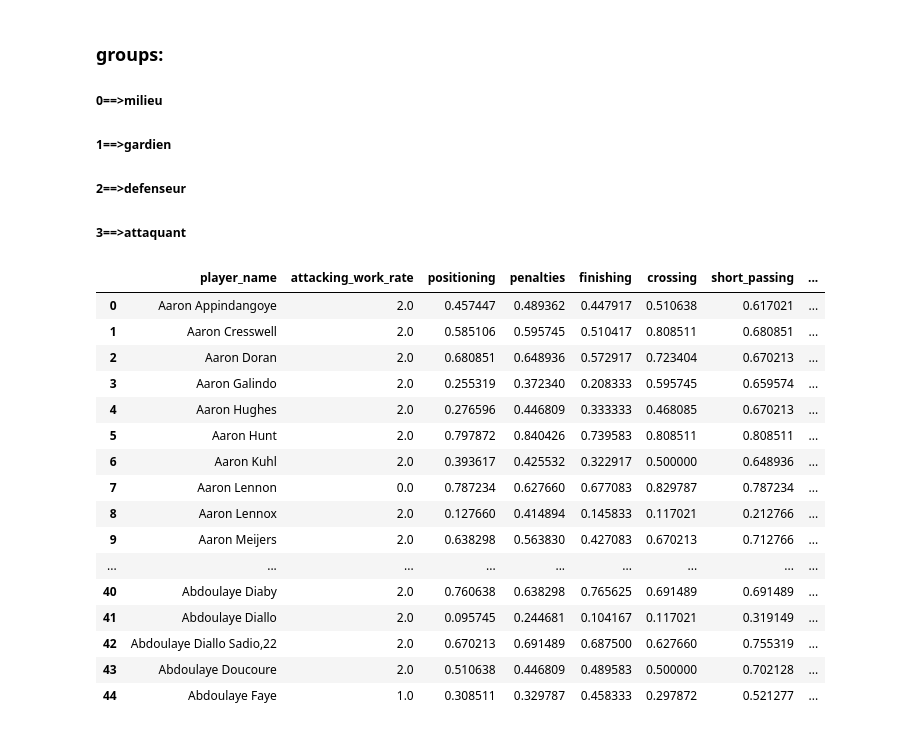
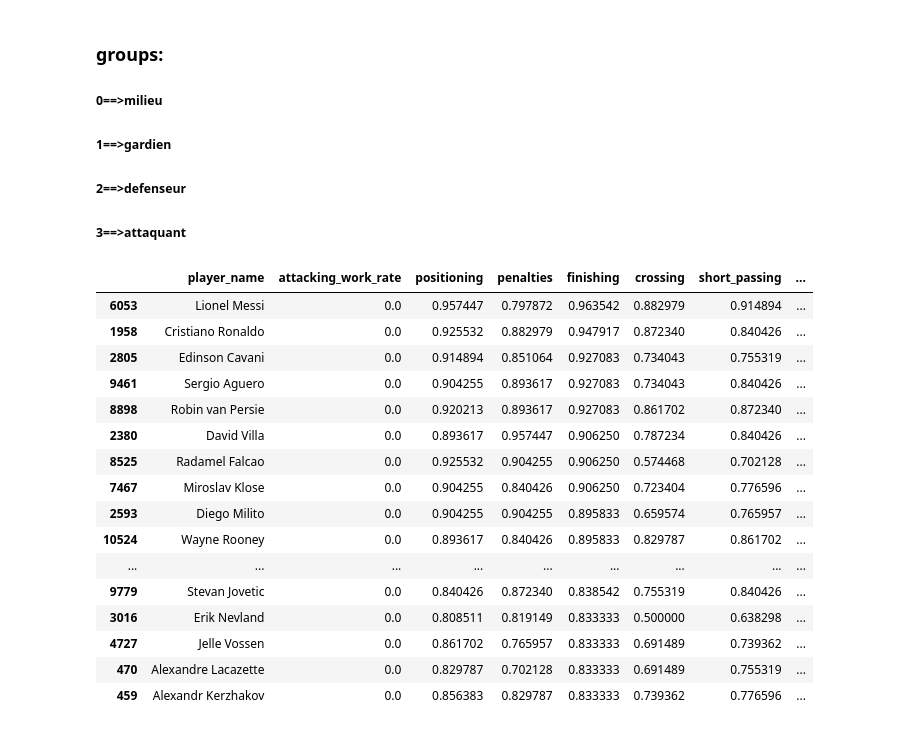
Before and after one commit to rahiqi-al/football-_clustering, a Jupyter notebook: player_cluster.ipynb, the cells around one changed output. Drawn from its saved outputs; the diff is of its cells as text; code cells hidden in the pictures.

```diff
--- a/player_cluster.ipynb
+++ b/player_cluster.ipynb
@@ -186,22 +186,22 @@ def type_player(x):
 
 check_df['type']=  check_df['clusters'].apply(type_player)
-# %%
-check_df.head(45)
-# %% [output]
-|  | player_name | attacking_work_rate | positioning | penalties | finishing | crossing | short_passing | ... |
-| 0 | Aaron Appindangoye | 2.0 | 0.457447 | 0.489362 | 0.447917 | 0.510638 | 0.617021 | ... |
-| 1 | Aaron Cresswell | 2.0 | 0.585106 | 0.595745 | 0.510417 | 0.808511 | 0.680851 | ... |
-| 2 | Aaron Doran | 2.0 | 0.680851 | 0.648936 | 0.572917 | 0.723404 | 0.670213 | ... |
-| 3 | Aaron Galindo | 2.0 | 0.255319 | 0.372340 | 0.208333 | 0.595745 | 0.659574 | ... |
-| 4 | Aaron Hughes | 2.0 | 0.276596 | 0.446809 | 0.333333 | 0.468085 | 0.670213 | ... |
-| 5 | Aaron Hunt | 2.0 | 0.797872 | 0.840426 | 0.739583 | 0.808511 | 0.808511 | ... |
-| 6 | Aaron Kuhl | 2.0 | 0.393617 | 0.425532 | 0.322917 | 0.500000 | 0.648936 | ... |
-| 7 | Aaron Lennon | 0.0 | 0.787234 | 0.627660 | 0.677083 | 0.829787 | 0.787234 | ... |
-| 8 | Aaron Lennox | 2.0 | 0.127660 | 0.414894 | 0.145833 | 0.117021 | 0.212766 | ... |
-| 9 | Aaron Meijers | 2.0 | 0.638298 | 0.563830 | 0.427083 | 0.670213 | 0.712766 | ... |
-| ... | ... | ... | ... | ... | ... | ... | ... | ... |
-| 40 | Abdoulaye Diaby | 2.0 | 0.760638 | 0.638298 | 0.765625 | 0.691489 | 0.691489 | ... |
-| 41 | Abdoulaye Diallo | 2.0 | 0.095745 | 0.244681 | 0.104167 | 0.117021 | 0.319149 | ... |
-| 42 | Abdoulaye Diallo Sadio,22 | 2.0 | 0.670213 | 0.691489 | 0.687500 | 0.627660 | 0.755319 | ... |
-| 43 | Abdoulaye Doucoure | 2.0 | 0.510638 | 0.446809 | 0.489583 | 0.500000 | 0.702128 | ... |
-| 44 | Abdoulaye Faye | 1.0 | 0.308511 | 0.329787 | 0.458333 | 0.297872 | 0.521277 | ... |
+# %%
+check_df.sort_values(by='finishing',ascending=False)[check_df['type']=='attaquant'].head(45)
+# %% [output]
+|  | player_name | attacking_work_rate | positioning | penalties | finishing | crossing | short_passing | ... |
+| 6053 | Lionel Messi | 0.0 | 0.957447 | 0.797872 | 0.963542 | 0.882979 | 0.914894 | ... |
+| 1958 | Cristiano Ronaldo | 0.0 | 0.925532 | 0.882979 | 0.947917 | 0.872340 | 0.840426 | ... |
+| 2805 | Edinson Cavani | 0.0 | 0.914894 | 0.851064 | 0.927083 | 0.734043 | 0.755319 | ... |
+| 9461 | Sergio Aguero | 0.0 | 0.904255 | 0.893617 | 0.927083 | 0.734043 | 0.840426 | ... |
+| 8898 | Robin van Persie | 0.0 | 0.920213 | 0.893617 | 0.927083 | 0.861702 | 0.872340 | ... |
+| 2380 | David Villa | 0.0 | 0.893617 | 0.957447 | 0.906250 | 0.787234 | 0.840426 | ... |
+| 8525 | Radamel Falcao | 0.0 | 0.925532 | 0.904255 | 0.906250 | 0.574468 | 0.702128 | ... |
+| 7467 | Miroslav Klose | 0.0 | 0.904255 | 0.840426 | 0.906250 | 0.723404 | 0.776596 | ... |
+| 2593 | Diego Milito | 0.0 | 0.904255 | 0.904255 | 0.895833 | 0.659574 | 0.765957 | ... |
+| 10524 | Wayne Rooney | 0.0 | 0.893617 | 0.840426 | 0.895833 | 0.829787 | 0.861702 | ... |
+| ... | ... | ... | ... | ... | ... | ... | ... | ... |
+| 9779 | Stevan Jovetic | 0.0 | 0.840426 | 0.872340 | 0.838542 | 0.755319 | 0.840426 | ... |
+| 3016 | Erik Nevland | 0.0 | 0.808511 | 0.819149 | 0.833333 | 0.500000 | 0.638298 | ... |
+| 4727 | Jelle Vossen | 0.0 | 0.861702 | 0.765957 | 0.833333 | 0.691489 | 0.739362 | ... |
+| 470 | Alexandre Lacazette | 0.0 | 0.829787 | 0.702128 | 0.833333 | 0.691489 | 0.755319 | ... |
+| 459 | Alexandr Kerzhakov | 0.0 | 0.856383 | 0.829787 | 0.833333 | 0.739362 | 0.776596 | ... |
```
Also changed, not shown: parts of 1 cell of this notebook.
